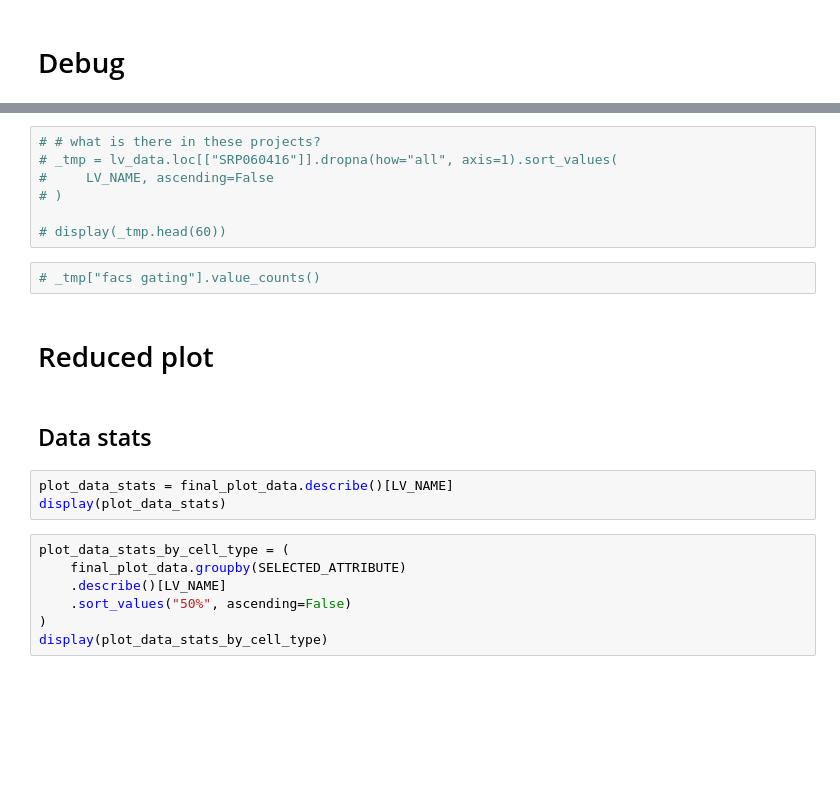
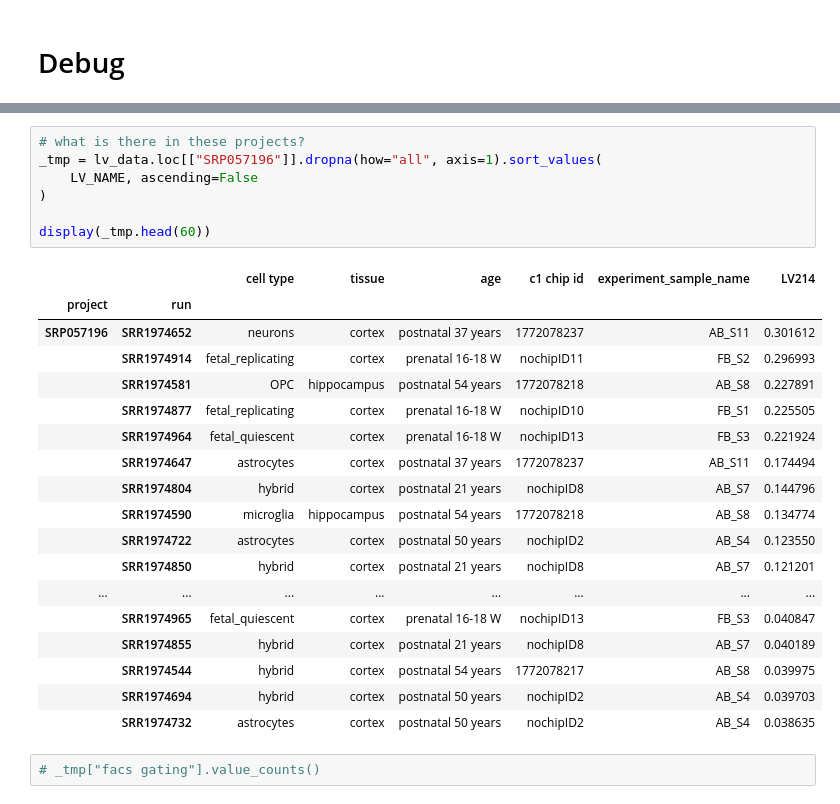
Before and after one commit to pivlab/phenoplier, a Jupyter notebook: projects/asthma-copd/nbs/35_gls_lvs_analyses/05-lv_cell_types/16-LV214-cell_types.ipynb, the cells around one changed output, grey strips where cells are left out. Saved outputs shown, nothing was run; the diff lists cells and outputs as text; blank space fills up the shorter version.

```diff
--- a/projects/asthma-copd/nbs/35_gls_lvs_analyses/05-lv_cell_types/16-LV214-cell_types.ipynb
+++ b/projects/asthma-copd/nbs/35_gls_lvs_analyses/05-lv_cell_types/16-LV214-cell_types.ipynb
@@ -423,23 +453,28 @@ with pd.option_context(
 # %%
-# # what is there in these projects?
-# _tmp = lv_data.loc[["SRP060416"]].dropna(how="all", axis=1).sort_values(
-#     LV_NAME, ascending=False
-# )
+# what is there in these projects?
+_tmp = lv_data.loc[["SRP057196"]].dropna(how="all", axis=1).sort_values(
+    LV_NAME, ascending=False
+)
 
-# display(_tmp.head(60))
+display(_tmp.head(60))
+# %% [output]
+|  |  | cell type | tissue | age | c1 chip id | experiment_sample_name | LV214 |
+| project | run |  |  |  |  |  |  |
+| SRP057196 | SRR1974652 | neurons | cortex | postnatal 37 years | 1772078237 | AB_S11 | 0.301612 |
+|  | SRR1974914 | fetal_replicating | cortex | prenatal 16-18 W | nochipID11 | FB_S2 | 0.296993 |
+|  | SRR1974581 | OPC | hippocampus | postnatal 54 years | 1772078218 | AB_S8 | 0.227891 |
+|  | SRR1974877 | fetal_replicating | cortex | prenatal 16-18 W | nochipID10 | FB_S1 | 0.225505 |
+|  | SRR1974964 | fetal_quiescent | cortex | prenatal 16-18 W | nochipID13 | FB_S3 | 0.221924 |
+|  | SRR1974647 | astrocytes | cortex | postnatal 37 years | 1772078237 | AB_S11 | 0.174494 |
+|  | SRR1974804 | hybrid | cortex | postnatal 21 years | nochipID8 | AB_S7 | 0.144796 |
+|  | SRR1974590 | microglia | hippocampus | postnatal 54 years | 1772078218 | AB_S8 | 0.134774 |
+|  | SRR1974722 | astrocytes | cortex | postnatal 50 years | nochipID2 | AB_S4 | 0.123550 |
+|  | SRR1974850 | hybrid | cortex | postnatal 21 years | nochipID8 | AB_S7 | 0.121201 |
+| ... | ... | ... | ... | ... | ... | ... | ... |
+|  | SRR1974965 | fetal_quiescent | cortex | prenatal 16-18 W | nochipID13 | FB_S3 | 0.040847 |
+|  | SRR1974855 | hybrid | cortex | postnatal 21 years | nochipID8 | AB_S7 | 0.040189 |
+|  | SRR1974544 | hybrid | cortex | postnatal 54 years | 1772078217 | AB_S8 | 0.039975 |
+|  | SRR1974694 | hybrid | cortex | postnatal 50 years | nochipID2 | AB_S4 | 0.039703 |
+|  | SRR1974732 | astrocytes | cortex | postnatal 50 years | nochipID2 | AB_S4 | 0.038635 |
 # %%
 # _tmp["facs gating"].value_counts()
-# %% [markdown]
-# Reduced plot
-# %% [markdown]
-## Data stats
-# %%
-plot_data_stats = final_plot_data.describe()[LV_NAME]
-display(plot_data_stats)
-# %%
-plot_data_stats_by_cell_type = (
-    final_plot_data.groupby(SELECTED_ATTRIBUTE)
-    .describe()[LV_NAME]
-    .sort_values("50%", ascending=False)
-)
-display(plot_data_stats_by_cell_type)
```
Also changed, not shown: parts of 33 cells of this notebook, 20 other files.
